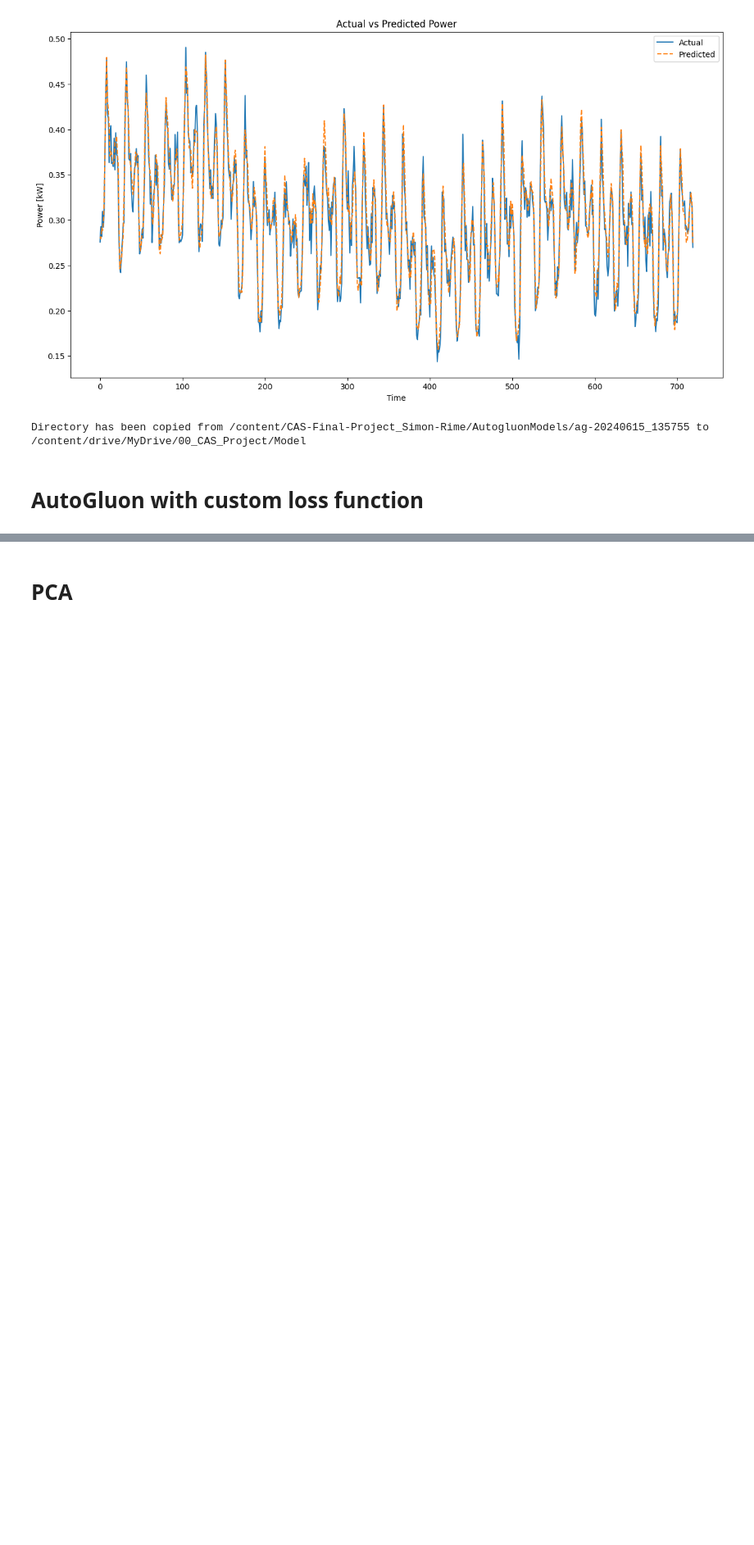
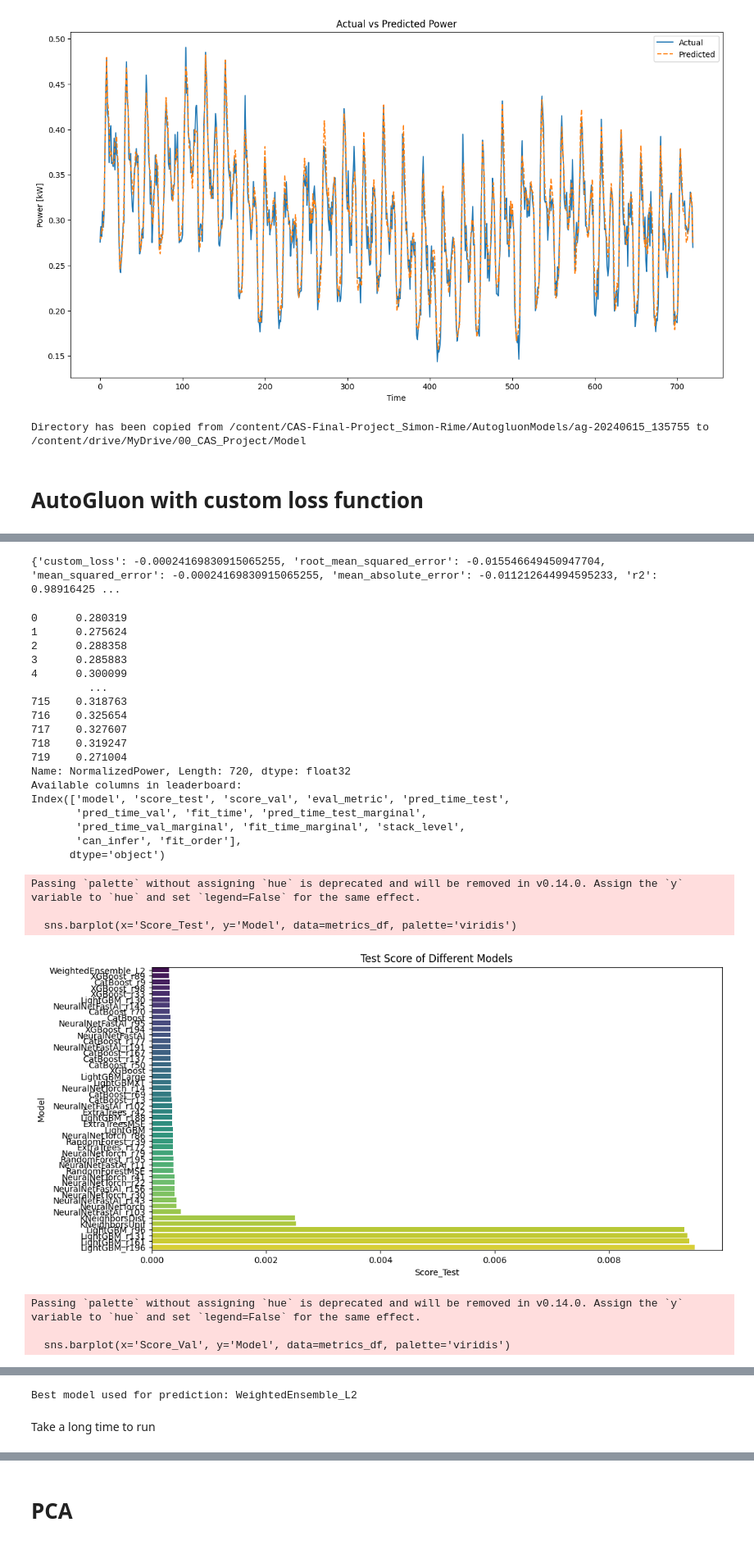
Before and after one commit to SimRime/CAS-Final-Project_Simon-Rime, a Jupyter notebook: Google_Colab_notebook/PowerPlant_NN.ipynb, the cells around one changed output, grey strips where cells are left out. Shown at 82% size. Drawn from its saved outputs; the diff is of its cells as text; code cells hidden in the pictures; blank space fills up the shorter version.

Commit message:
Added custom loss function

```diff
--- a/Google_Colab_notebook/PowerPlant_NN.ipynb
+++ b/Google_Colab_notebook/PowerPlant_NN.ipynb
@@ -515,8 +523,7 @@ X_test = Power_plant_test.drop(columns=['NormalizedPower'])
 train_data = pd.concat([X_train, y_train], axis=1)
 test_data = pd.concat([X_test, y_test], axis=1)
 
-time_limit = 3600
-metric = 'root_mean_squared_error'
-k_fold = 5
-stack_levels = 2
+time_limit = 1800
+k_fold = 0
+stack_levels = 0
 gpus = 1
@@ -535,10 +562,7 @@ ag_custom_loss_scorer = make_scorer(name='custom_loss',
 # %%
-predictor_custom = TabularPredictor(label='NormalizedPower', eval_metric=ag_custom_loss_scorer).fit(train_data,
+predictor_custom = TabularPredictor(label='NormalizedPower', eval_metric=custom_scorer).fit(train_data,
                                                                               time_limit=time_limit,
                                                                               presets='best_quality',
                                                                               num_bag_folds=k_fold,
                                                                               num_stack_levels=stack_levels,
                                                                               num_gpus = gpus)
-
-performance = predictor_custom.evaluate(train_data)
-print(performance)
@@ -544,0 +587,62 @@ print(performance)
+# %%
+performance = predictor_custom.evaluate(train_data)
+print(performance)
+# %% [output]
+{'custom_loss': -0.00024169830915065255, 'root_mean_squared_error': -0.015546649450947704, 'mean_squared_error': -0.00024169830915065255, 'mean_absolute_error': -0.011212644994595233, 'r2': 0.98916425 ...
+# %%
+predictions = predictor_custom.predict(X_test)
+print(predictions)
+
+leaderboard = predictor_custom.leaderboard(test_data, silent=True)
+print("Available columns in leaderboard:")
+print(leaderboard.columns)
+
+models = leaderboard['model']
+score_test = -leaderboard['score_test']
+score_val = -leaderboard['score_val']
+
+metrics_df = pd.DataFrame({
+    'Model': models,
+    'Score_Test': score_test,
+    'Score_Val': score_val
+})
+
+plt.figure(figsize=(12, 6))
+sns.barplot(x='Score_Test', y='Model', data=metrics_df, palette='viridis')
+plt.title('Test Score of Different Models')
+plt.show()
+
+plt.figure(figsize=(12, 6))
+sns.barplot(x='Score_Val', y='Model', data=metrics_df, palette='viridis')
+plt.title('Validation Score of Different Models')
+plt.show()
+
+# Get the best model's name
+best_model = predictor_custom.model_best
+print(f"Best model used for prediction: {best_model}")
+# %% [output]
+0      0.280319
+1      0.275624
+2      0.288358
+3      0.285883
+4      0.300099
+         ...
+715    0.318763
+716    0.325654
+717    0.327607
+718    0.319247
+719    0.271004
+Name: NormalizedPower, Length: 720, dtype: float32
+Available columns in leaderboard:
+Index(['model', 'score_test', 'score_val', 'eval_metric', 'pred_time_test',
+       'pred_time_val', 'fit_time', 'pred_time_test_marginal',
+       'pred_time_val_marginal', 'fit_time_marginal', 'stack_level',
+       'can_infer', 'fit_order'],
+      dtype='object')
+Passing `palette` without assigning `hue` is deprecated and will be removed in v0.14.0. Assign the `y` variable to `hue` and set `legend=False` for the same effect.
+
+  sns.barplot(x='Score_Test', y='Model', data=metrics_df, palette='viridis')
+[figure, added]
+Passing `palette` without assigning `hue` is deprecated and will be removed in v0.14.0. Assign the `y` variable to `hue` and set `legend=False` for the same effect.
+
+  sns.barplot(x='Score_Val', y='Model', data=metrics_df, palette='viridis')
@@ -544,0 +650,3 @@ print(performance)
+Best model used for prediction: WeightedEnsemble_L2
+# %% [markdown]
+Take a long time to run
```
Also changed, not shown: parts of 28 cells of this notebook.
